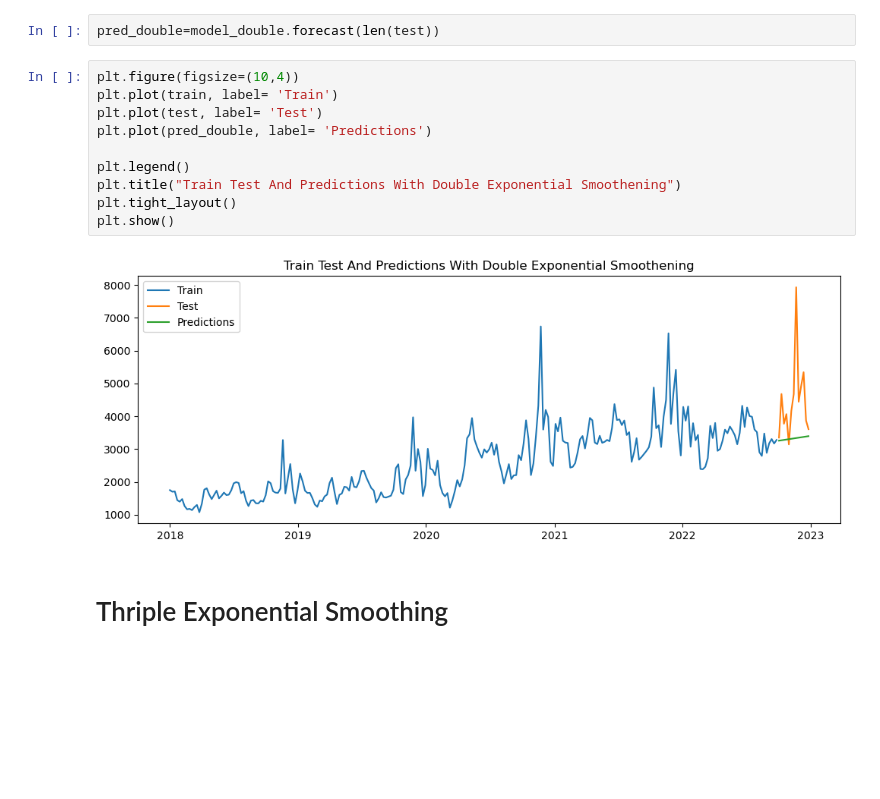
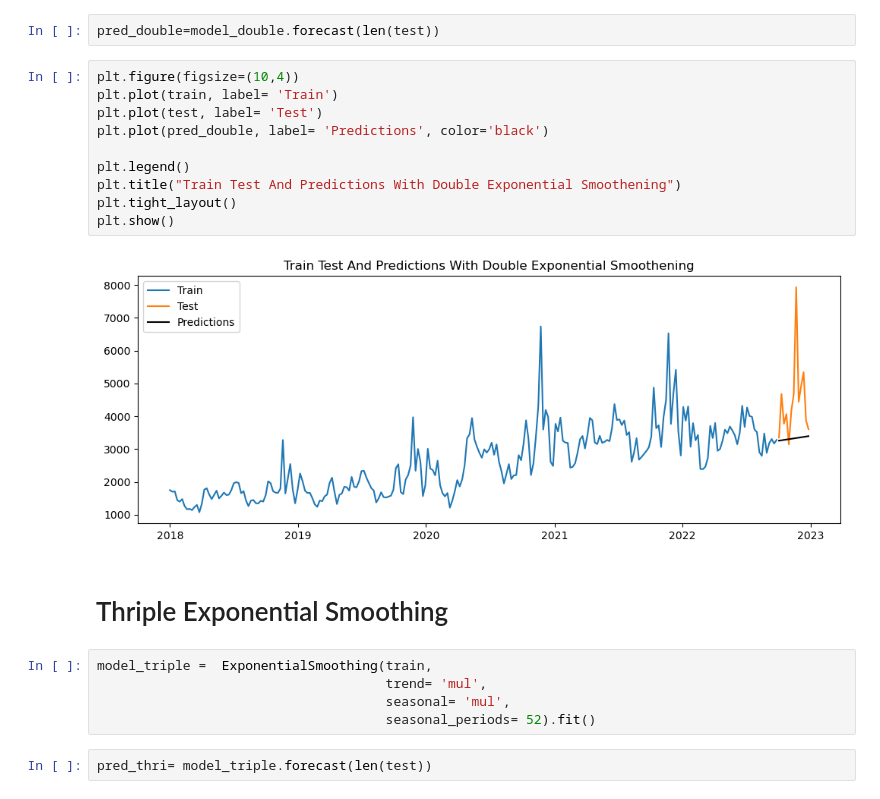
Before and after one commit to steve1-1269/time_series_analysis, a Jupyter notebook: exponential_smooting.ipynb, the cells around one changed output. Cells and saved outputs as stored; diff of their text form; blank space fills up the shorter version.

Commit message:
performed thriple exponential smoothening

```diff
--- a/exponential_smooting.ipynb
+++ b/exponential_smooting.ipynb
@@ -187,14 +187,21 @@ pred_double=model_double.forecast(len(test))
 # %%
 plt.figure(figsize=(10,4))
 plt.plot(train, label= 'Train')
 plt.plot(test, label= 'Test')
-plt.plot(pred_double, label= 'Predictions')
+plt.plot(pred_double, label= 'Predictions', color='black')
 
 plt.legend()
 plt.title("Train Test And Predictions With Double Exponential Smoothening")
 plt.tight_layout()
 plt.show()
 # %% [output]
-[figure, old version]
+[figure, new version]
 # %% [markdown]
 # Thriple  Exponential Smoothing
+# %%
+model_triple =  ExponentialSmoothing(train,
+                                     trend= 'mul',
+                                     seasonal= 'mul',
+                                     seasonal_periods= 52).fit()
+# %%
+pred_thri= model_triple.forecast(len(test))
```
Also changed, not shown: parts of 1 cell of this notebook.
